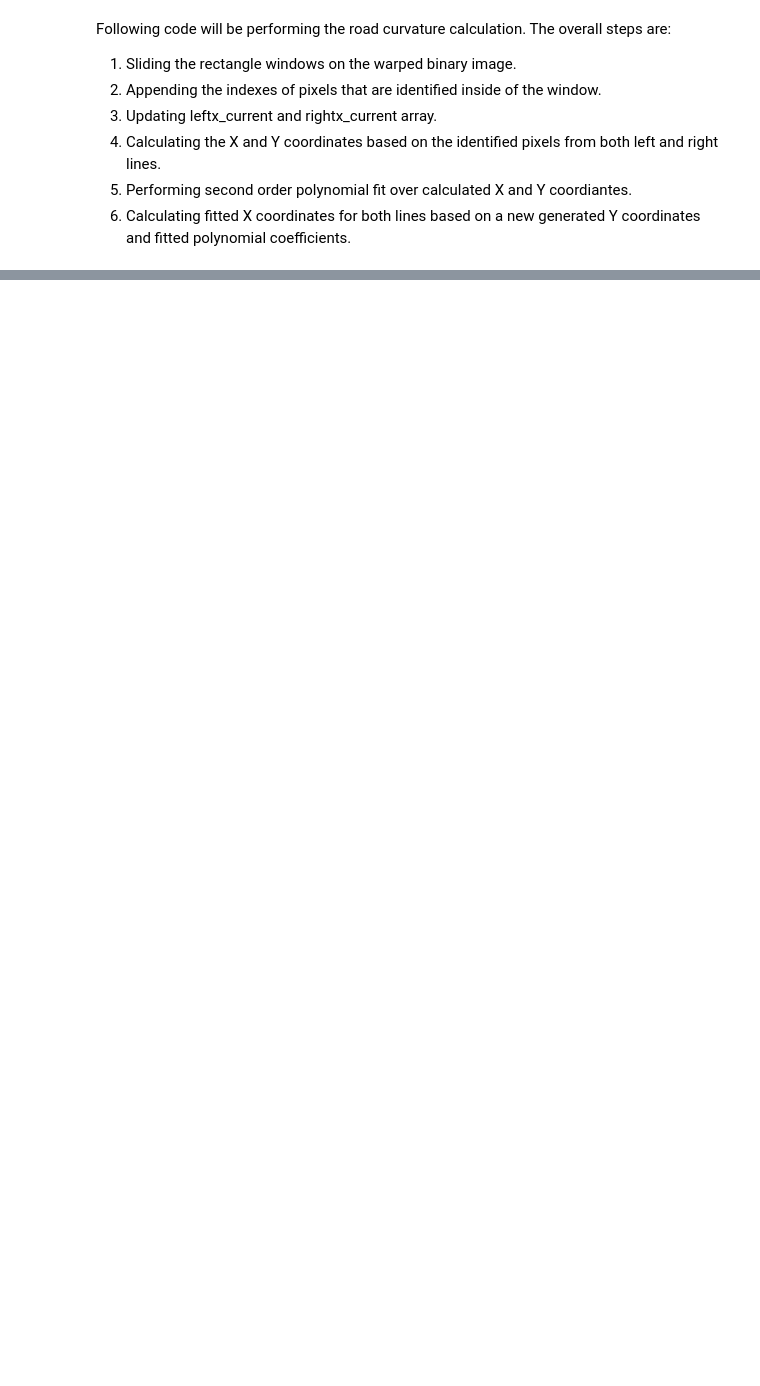
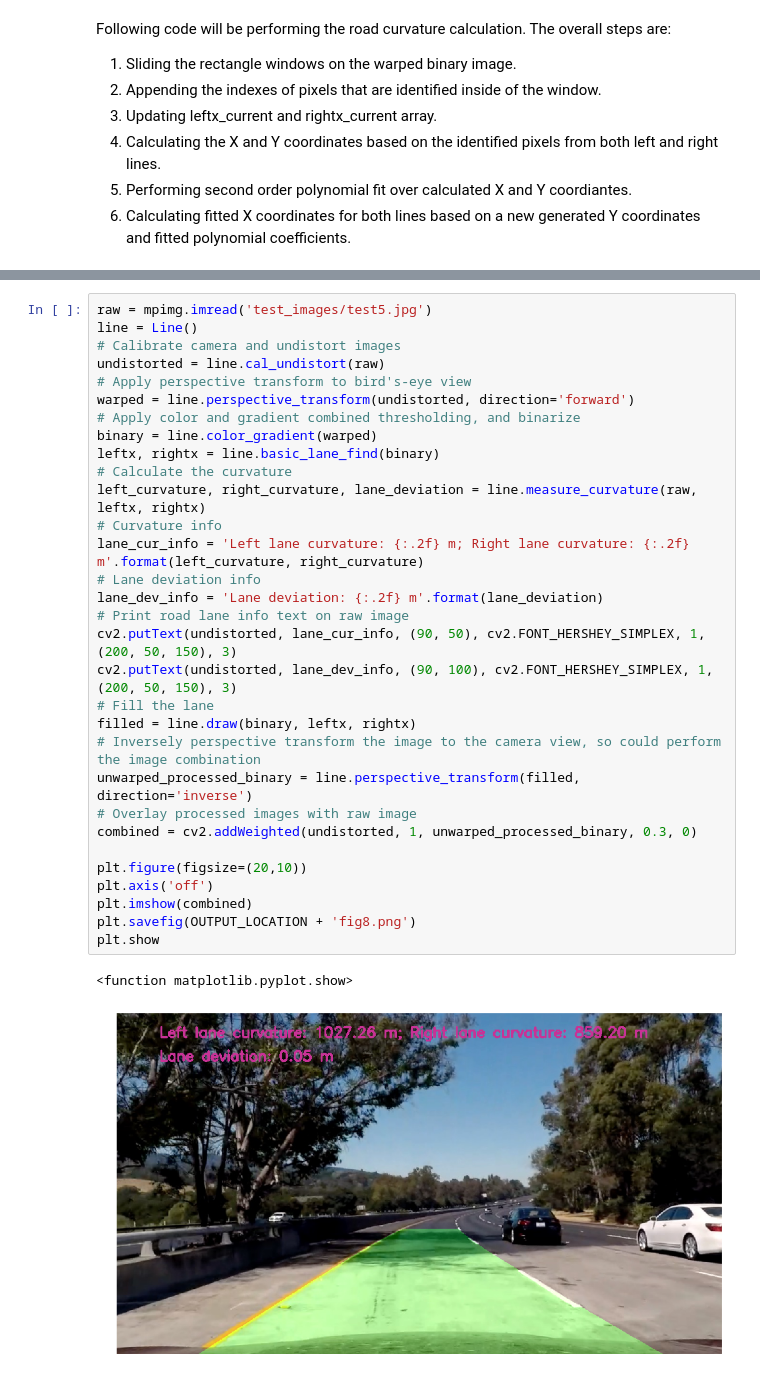
Before and after one commit to zhijunhan/Advanced-Lane-Finding, a Jupyter notebook: Writeup.ipynb, the cells around one changed output, grey strips where cells are left out. Cells and saved outputs as stored; diff of their text form; blank space fills up the shorter version.

```diff
--- a/Writeup.ipynb
+++ b/Writeup.ipynb
@@ -273,0 +279,34 @@ plt.show
+# %%
+raw = mpimg.imread('test_images/test5.jpg')
+line = Line()
+# Calibrate camera and undistort images
+undistorted = line.cal_undistort(raw)
+# Apply perspective transform to bird's-eye view
+warped = line.perspective_transform(undistorted, direction='forward')
+# Apply color and gradient combined thresholding, and binarize
+binary = line.color_gradient(warped)
+leftx, rightx = line.basic_lane_find(binary)
+# Calculate the curvature
+left_curvature, right_curvature, lane_deviation = line.measure_curvature(raw, leftx, rightx)
+# Curvature info
+lane_cur_info = 'Left lane curvature: {:.2f} m; Right lane curvature: {:.2f} m'.format(left_curvature, right_curvature)
+# Lane deviation info
+lane_dev_info = 'Lane deviation: {:.2f} m'.format(lane_deviation)
+# Print road lane info text on raw image
+cv2.putText(undistorted, lane_cur_info, (90, 50), cv2.FONT_HERSHEY_SIMPLEX, 1, (200, 50, 150), 3)
+cv2.putText(undistorted, lane_dev_info, (90, 100), cv2.FONT_HERSHEY_SIMPLEX, 1, (200, 50, 150), 3)
+# Fill the lane
+filled = line.draw(binary, leftx, rightx)
+# Inversely perspective transform the image to the camera view, so could perform the image combination
+unwarped_processed_binary = line.perspective_transform(filled, direction='inverse')
+# Overlay processed images with raw image
+combined = cv2.addWeighted(undistorted, 1, unwarped_processed_binary, 0.3, 0)
+
+plt.figure(figsize=(20,10))
+plt.axis('off')
+plt.imshow(combined)
+plt.savefig(OUTPUT_LOCATION + 'fig8.png')
+plt.show
+# %% [output]
+<function matplotlib.pyplot.show>
+[figure, added]
```
Also changed, not shown: parts of 9 cells of this notebook, 2 other files.
